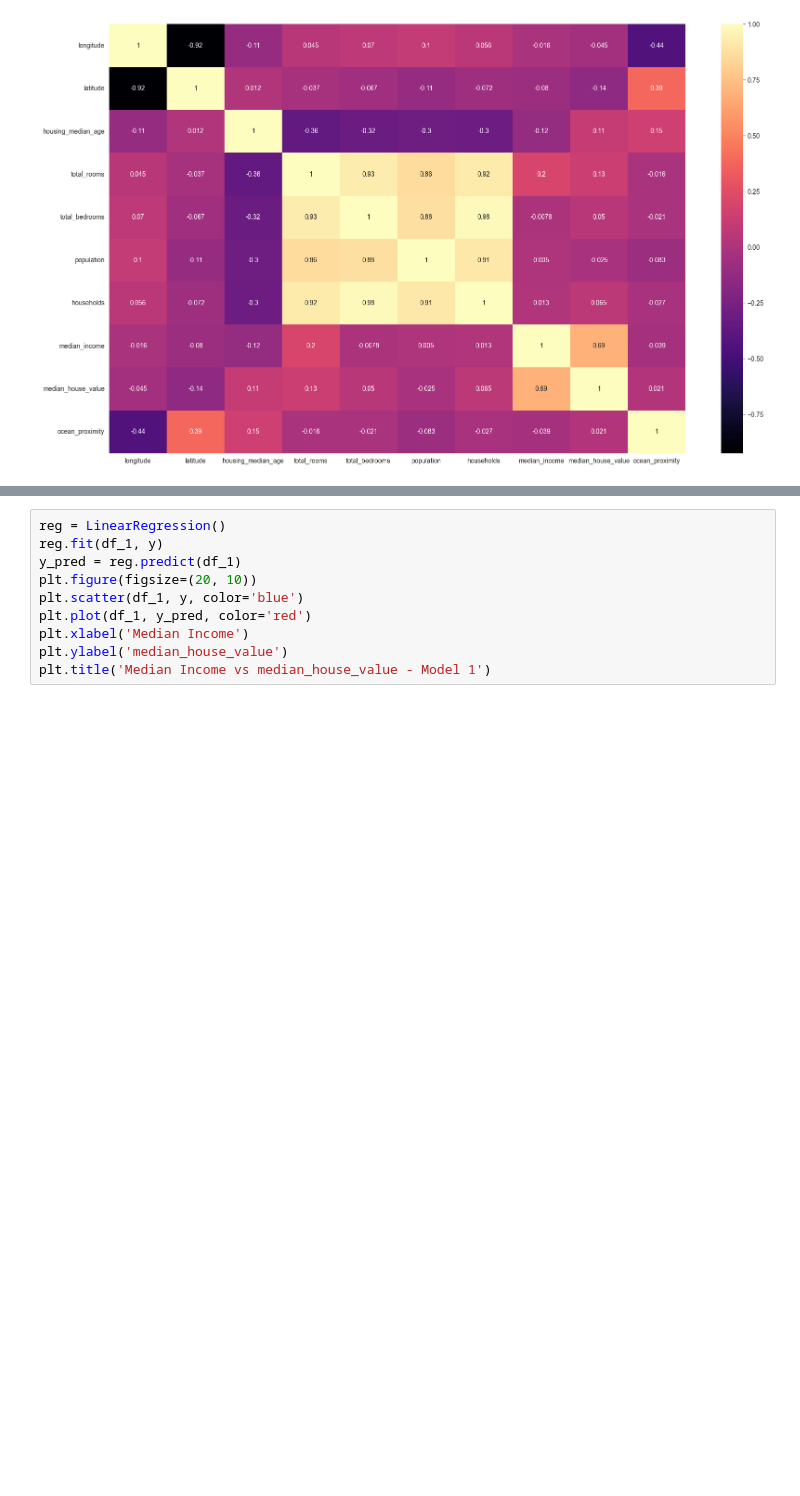
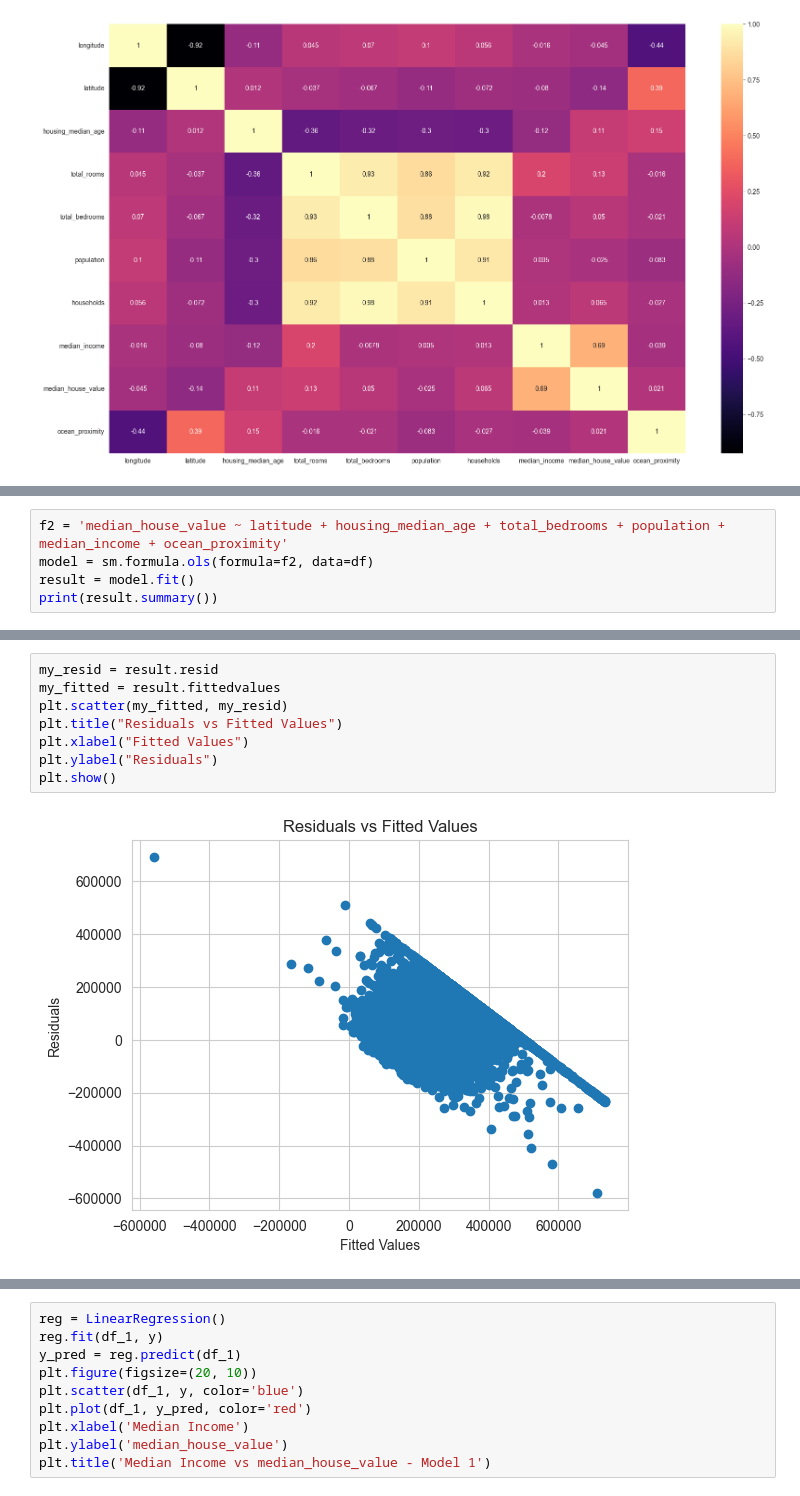
Before and after one commit to ROHIT32767/BRSM, a Jupyter notebook: Assignments/Regression Assignment/2021101113.ipynb, the cells around one changed output, grey strips where cells are left out. Cells and saved outputs as stored; diff of their text form; blank space fills up the shorter version.

```diff
--- a/Assignments/Regression Assignment/2021101113.ipynb
+++ b/Assignments/Regression Assignment/2021101113.ipynb
@@ -47,0 +224,5 @@ plt.show()
+# %%
+f2 = 'median_house_value ~ latitude + housing_median_age + total_bedrooms + population + median_income + ocean_proximity'
+model = sm.formula.ols(formula=f2, data=df)
+result = model.fit()
+print(result.summary())
@@ -47,0 +299,10 @@ plt.show()
+# %%
+my_resid = result.resid
+my_fitted = result.fittedvalues
+plt.scatter(my_fitted, my_resid)
+plt.title("Residuals vs Fitted Values")
+plt.xlabel("Fitted Values")
+plt.ylabel("Residuals")
+plt.show()
+# %% [output]
+[figure, added]
```
Also changed, not shown: parts of 32 cells of this notebook, 9 other files.
